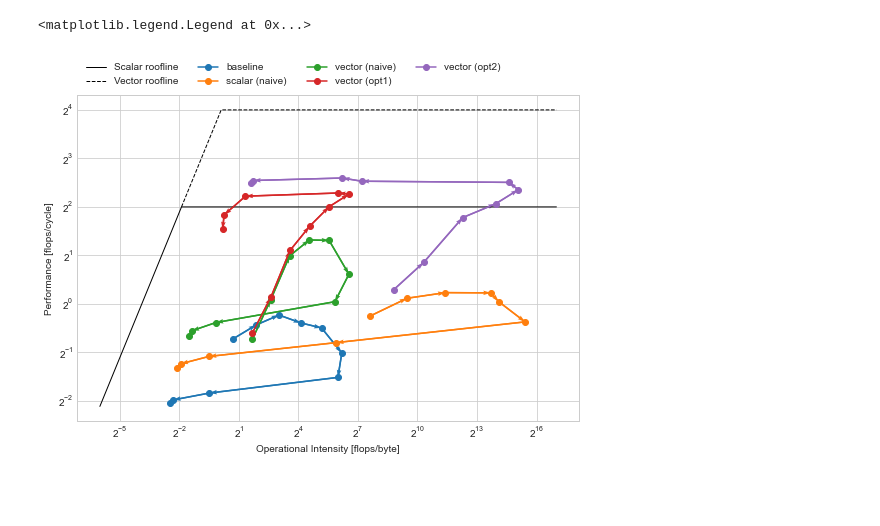
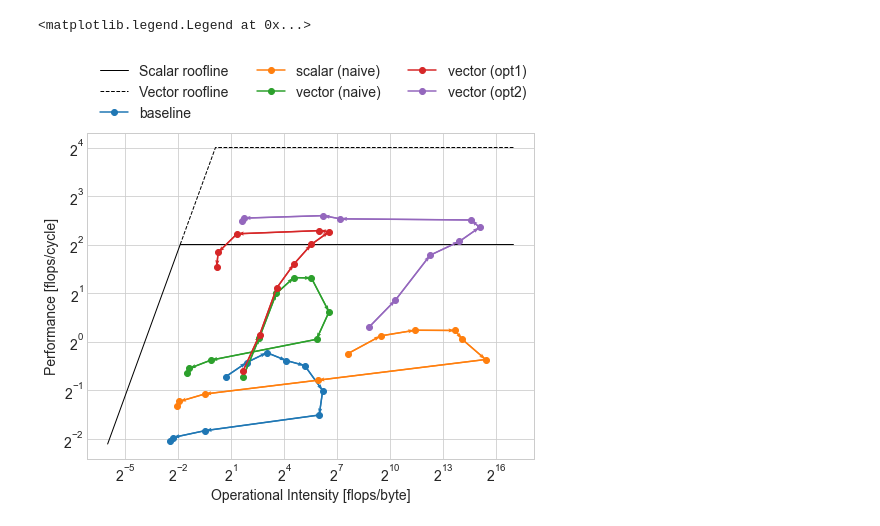
Before and after one commit to ManuelNowack/t-SNE, a Jupyter notebook: analysis/plots/T-SNE roofline.ipynb, the cells around one changed output. Cells and saved outputs as stored; diff of their text form; code cells hidden in the pictures; blank space fills up the shorter version.

Commit message:
Larger font size for roofline plot.

```diff
--- a/analysis/plots/T-SNE roofline.ipynb
+++ b/analysis/plots/T-SNE roofline.ipynb
@@ -1,11 +1,13 @@
 # %%
 %matplotlib inline
+import matplotlib
 import matplotlib.pyplot as plt
 import matplotlib.lines as mlines
 import matplotlib.patches as mpatches
 import pandas as pd
 import numpy as np
 plt.style.use('seaborn-whitegrid')
+matplotlib.rcParams.update({'font.size': 14})
 # %%
 def get_llm(fn):
     llm = []
@@ -39,22 +41,22 @@ v3 = get_perf('tsne_vec', tsne_bench, lambda n : 2788.5*n*n + 380.5*n + 100*(13*
 v4 = get_perf('tsne_vec3', tsne_bench, lambda n : 2788.5*n*n + 380.5*n + 100*(13*n*n + 13*n + 2))
 v5 = get_perf('tsne_no_vars', tsne_bench, lambda n : 2788.5*n*n + 380.5*n + 100*(20.5*n*n + 15.5*n + 6))
 # %%
-fig, ax = plt.subplots(figsize=(9,6))
+fig, ax = plt.subplots(figsize=(8,6))
 beta = 14.8 #bytes/cycle
 ax.plot([1/64, 4/beta, 2**17], [beta/64, 4, 4], color='k', lw=1, label='Scalar roofline')
 ax.plot([4/beta, 16/beta, 2**17], [4, 16, 16], color='k', lw=1, linestyle='--', label='Vector roofline')
 plot_perf(v1, ax, 'baseline')
 plot_perf(v2, ax, 'scalar (naive)')
 plot_perf(v3, ax, 'vector (naive)')
 plot_perf(v4, ax, 'vector (opt1)')
 plot_perf(v5, ax, 'vector (opt2)')
 ax.set_xscale('log', base=2)
 ax.set_yscale('log', base=2)
 ax.set_xlabel('Operational Intensity [flops/byte]')
 ax.set_ylabel('Performance [flops/cycle]')
-ax.legend(bbox_to_anchor=(0, 1, 1, 0), loc="lower left", ncol=4)
+ax.legend(bbox_to_anchor=(0, 1, 1, 0), loc="lower left", ncol=3)
 # %% [output]
 <matplotlib.legend.Legend at 0x...>
-[figure, old version]
+[figure, new version]
 # %%
 fig.savefig('tsne_roofline.pdf', bbox_inches='tight')
```
Also changed, not shown: 1 other file.
